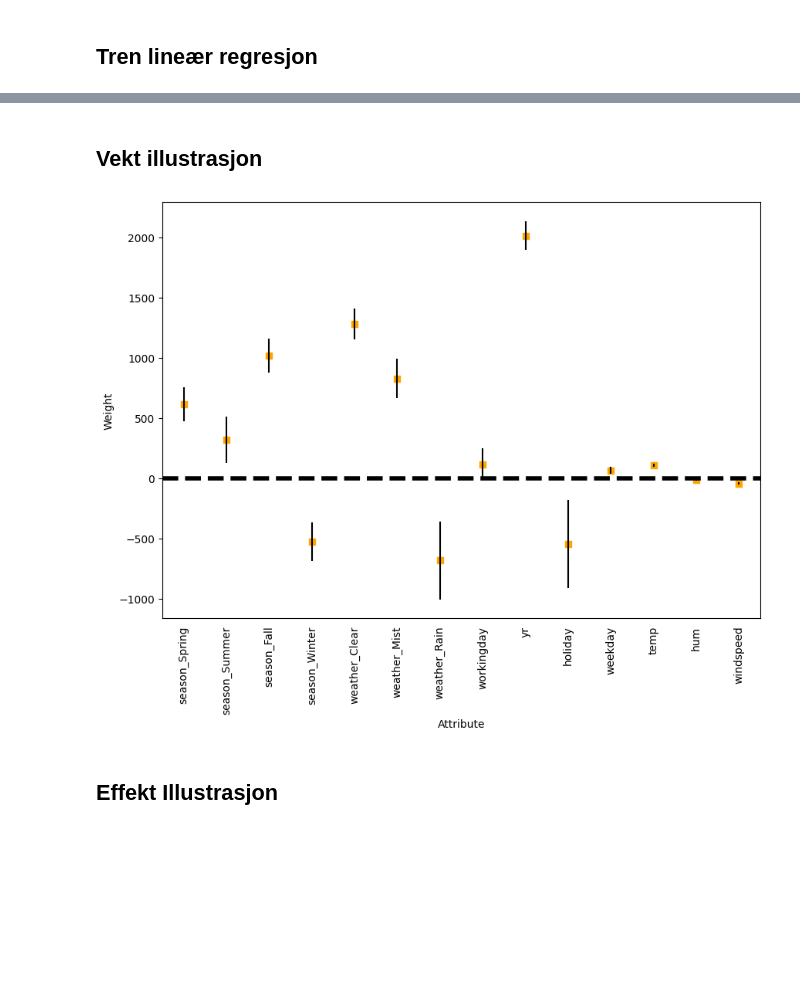
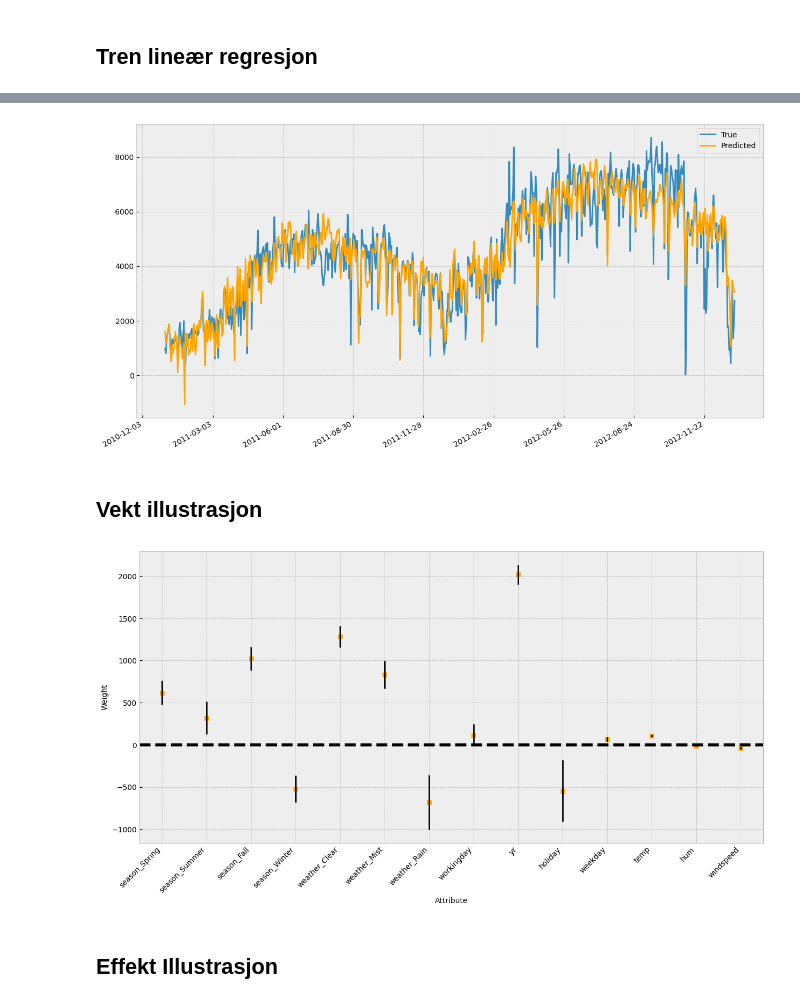
Before and after one commit to bcwein/presentations, a Jupyter notebook: tolkbar.ipynb, the cells around one changed output, grey strips where cells are left out. Saved outputs shown, nothing was run; the diff lists cells and outputs as text; code cells hidden in the pictures; blank space fills up the shorter version.

Commit message:
Jupyter Notebook done. Added linear regression with weight and effect plots.

```diff
--- a/tolkbar.ipynb
+++ b/tolkbar.ipynb
@@ -17,7 +19,7 @@ import seaborn as sns
 ## Rydd litt i dataen
 # %%
 data = pd.read_csv('data/day.csv')
-
+data = data.set_index('dteday')
 # De-normaliser temperatur
 data['temp'] = data['temp'] * (39 - (-8)) + (-8)
 data['atemp'] = data['atemp'] * (50 - (-16)) + (-16)
@@ -28,7 +30,6 @@ data['hum'] = data['hum'] * 100
 data = data.drop(
     [
         'instant',
-        'dteday',
         'registered',
         'casual',
         'atemp'
@@ -122,30 +124,51 @@ Notes:
 [1] Standard Errors assume that the covariance matrix of the errors is correctly specified.
 [2] The smallest eigenvalue is 1.13e-28. This might indicate that there are
 strong multicollinearity problems or that the design matrix is singular.
+# %%
+y_true = y
+y_true.index = pd.to_datetime(y_true.index)
+y_pred = res.predict(X)
+y_pred.index = pd.to_datetime(y_pred.index)
+
+plt.style.use('bmh')
+fig, ax = plt.subplots()
+fig.set_size_inches(15,8)
+ax.plot(y_true.index, y_true, label='True')
+ax.plot(y_pred.index, y_pred, label='Predicted', color='orange')
+ax.legend()
+plt.gca().xaxis.set_major_formatter(mdates.DateFormatter('%Y-%m-%d'))
+plt.gca().xaxis.set_major_locator(mdates.DayLocator())
+plt.gca().xaxis.set_major_locator(mdates.DayLocator(interval=90))
+plt.gcf().autofmt_xdate()
+# %% [output]
+[figure, added]
 # %% [markdown]
 ## Vekt illustrasjon
 # %%
 err_series = res.params - res.conf_int()[0]
 coef_df = pd.DataFrame({'coef': res.params.values[1:],
                         'err': err_series.values[1:],
                         'varname': err_series.index.values[1:]
                        })
 
-fig, ax = plt.subplots(figsize=(10, 7))
+
+fig, ax = plt.subplots(figsize=(15, 8))
+plt.style.use('bmh')
 coef_df.plot(x='varname', y='coef', kind='bar',
              ax=ax, color='none',
              yerr='err', legend=False)
 
 ax.set_ylabel('Weight')
 ax.set_xlabel('Attribute')
 
 ax.scatter(x=pd.np.arange(coef_df.shape[0]),
            marker='s', s=30,
            y=coef_df['coef'], color='orange')
 ax.axhline(y=0, linestyle='--', color='black', linewidth=4)
 ax.xaxis.set_ticks_position('none')
+fig.autofmt_xdate(rotation=45)
 # %% [output]
-[figure, old version]
+[figure, new version]
 # %% [markdown]
 ## Effekt Illustrasjon
 # %%
```
Also changed, not shown: parts of 4 cells of this notebook.
